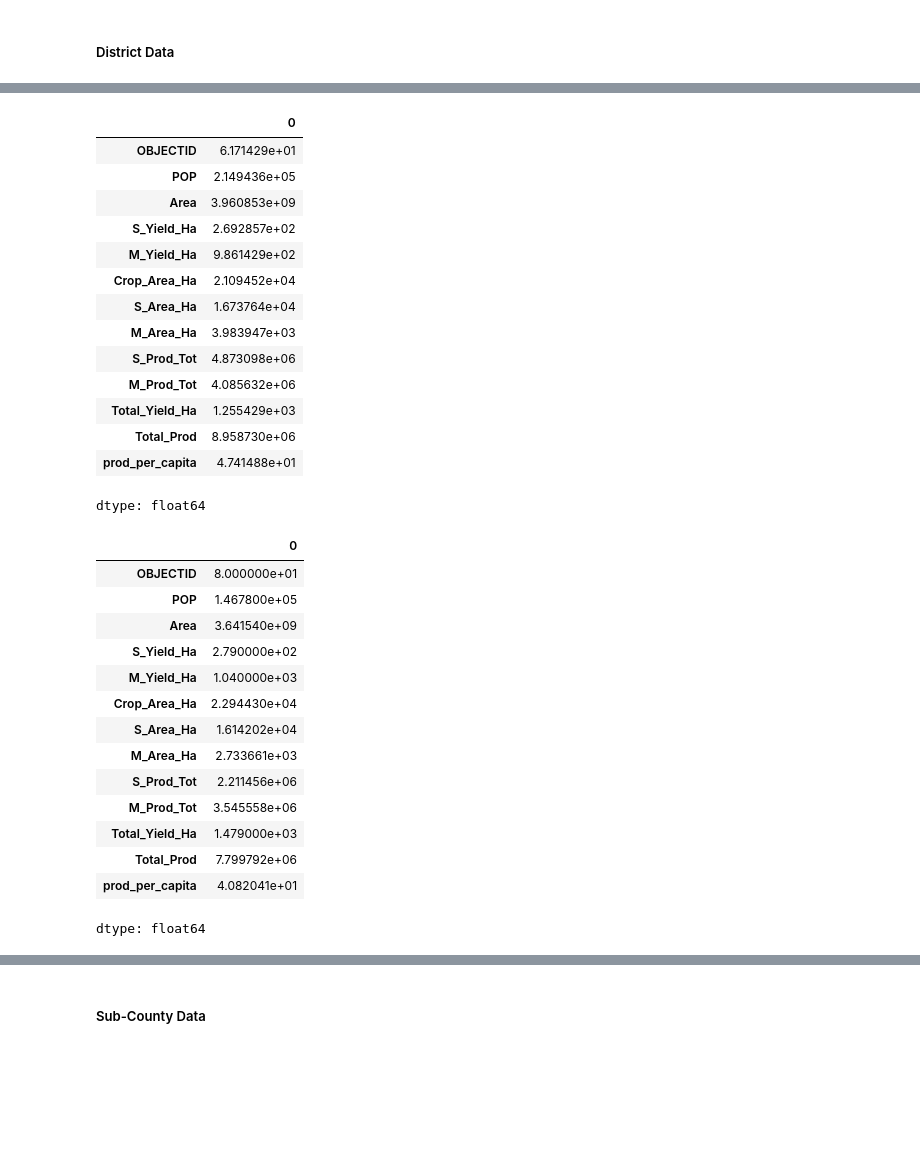
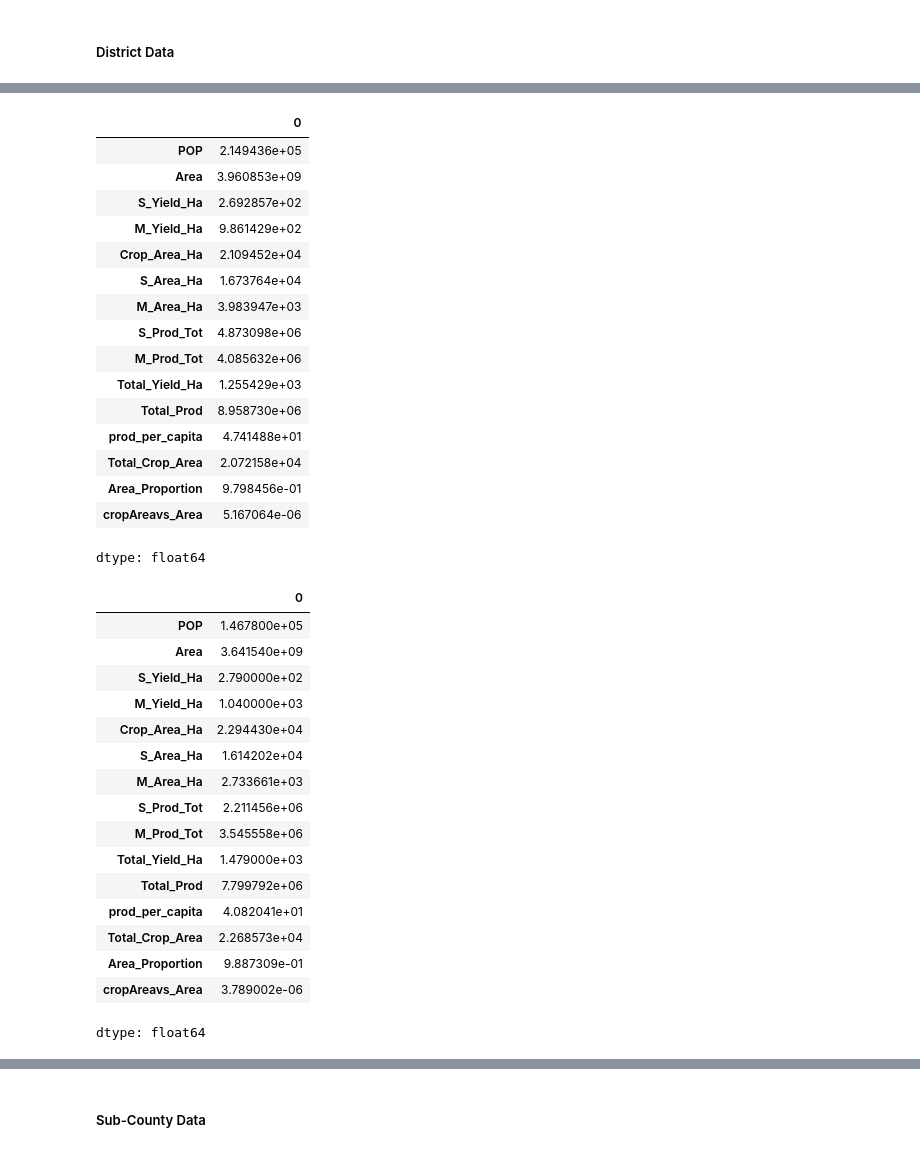
Before and after one commit to Jimmy-ai1/Karamoja-2017-Crop-Season-Analysis, a Jupyter notebook: 2017_Karamoja_Crop_Season_Analysis.ipynb, the cells around one changed output, grey strips where cells are left out. Saved outputs shown, nothing was run; the diff lists cells and outputs as text; code cells hidden in the pictures; blank space fills up the shorter version.

```diff
--- a/2017_Karamoja_Crop_Season_Analysis.ipynb
+++ b/2017_Karamoja_Crop_Season_Analysis.ipynb
@@ -204,3 +206,8 @@ district.head()
 | 2 | 20 | KAABONG | 627057 | 7373606003 | 279 | 945 | 28121.672530 | 20544.194960 | 7394.416334 | ... |
 | 3 | 85 | KOTIDO | 243157 | 3641539808 | 331 | 1148 | 53032.649450 | 50247.443900 | 1751.372284 | ... |
 | 4 | 5 | MOROTO | 127811 | 3570160948 | 128 | 355 | 5954.814048 | 4741.748776 | 1190.050606 | ... |
+# %%
+# Creating the Area proportion column from the total area column
+district['Total_Crop_Area'] = district['M_Area_Ha'] + district['S_Area_Ha']
+district['Area_Proportion'] = district['Total_Crop_Area'] / district['Crop_Area_Ha']
+district[['Crop_Area_Ha', 'Total_Crop_Area', 'Area_Proportion']]
@@ -206,0 +223,3 @@ district.head()
+# %%
+district['cropAreavs_Area'] = district['Total_Crop_Area'] / district['Area']
+district[['cropAreavs_Area', 'Total_Crop_Area', 'Area']]
@@ -235,10 +265,9 @@ district.describe()
 | max | 96.000000 | 627057.000000 | 7.373606e+09 | 449.000000 | 1297.000000 | 53032.649450 | 50247.443900 | 7394.416334 | 1.663190e+07 | ... |
 # %%
 # Finding the mean of the numerical columns
-district.mean(numeric_only=True)
+district.mean(numeric_only=True).drop('OBJECTID')
 # %% [output]
 |  | 0 |
-| OBJECTID | 6.171429e+01 |
 | POP | 2.149436e+05 |
 | Area | 3.960853e+09 |
 | S_Yield_Ha | 2.692857e+02 |
@@ -251,13 +280,15 @@ district.mean(numeric_only=True)
 | Total_Yield_Ha | 1.255429e+03 |
 | Total_Prod | 8.958730e+06 |
 | prod_per_capita | 4.741488e+01 |
+| Total_Crop_Area | 2.072158e+04 |
+| Area_Proportion | 9.798456e-01 |
+| cropAreavs_Area | 5.167064e-06 |
 dtype: float64
 # %%
 # Finding the median of the numerical columns
-district.median(numeric_only=True)
+district.median(numeric_only=True).drop('OBJECTID')
 # %% [output]
 |  | 0 |
-| OBJECTID | 8.000000e+01 |
 | POP | 1.467800e+05 |
 | Area | 3.641540e+09 |
 | S_Yield_Ha | 2.790000e+02 |
@@ -270,6 +301,9 @@ district.median(numeric_only=True)
 | Total_Yield_Ha | 1.479000e+03 |
 | Total_Prod | 7.799792e+06 |
 | prod_per_capita | 4.082041e+01 |
+| Total_Crop_Area | 2.268573e+04 |
+| Area_Proportion | 9.887309e-01 |
+| cropAreavs_Area | 3.789002e-06 |
 dtype: float64
 # %%
 # Plotting a boxplot to show the distribution of values
```
Also changed, not shown: parts of 12 cells of this notebook.
